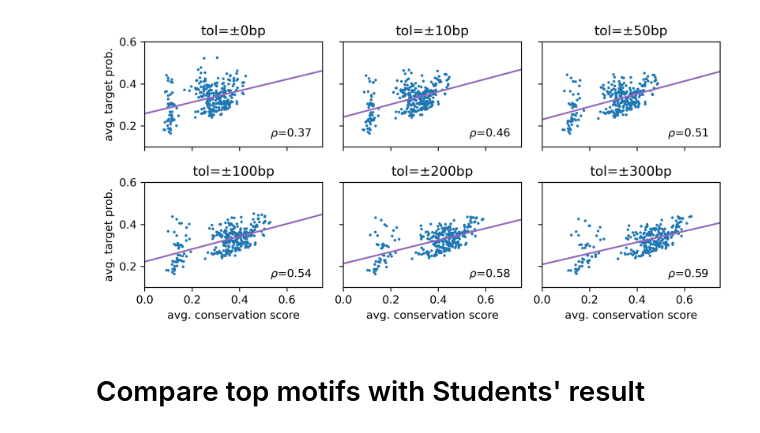
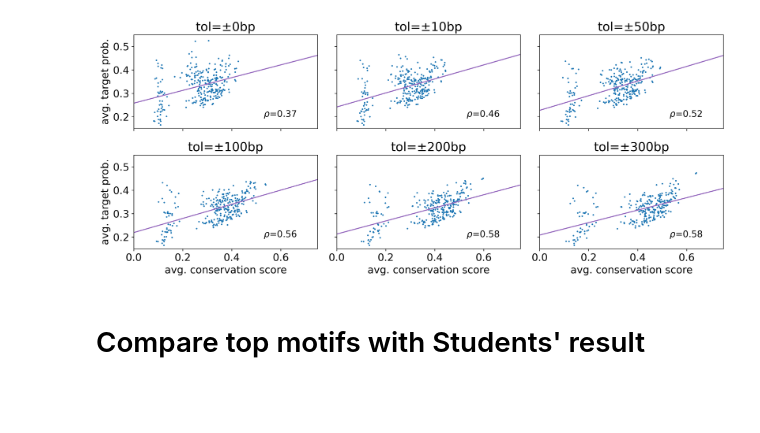
Before and after one commit to sergeyvilov/MLM, a Jupyter notebook: mammals_model/conservation/plots.ipynb, the cells around one changed output. Saved outputs shown, nothing was run; the diff lists cells and outputs as text; code cells hidden in the pictures; blank space fills up the shorter version.

Commit message:
plots

```diff
--- a/mammals_model/conservation/plots.ipynb
+++ b/mammals_model/conservation/plots.ipynb
@@ -16,7 +16,7 @@ from tqdm import tqdm
 # %%
 data_dir = '/s/project/mll/sergey/effect_prediction/MLM/'
 # %%
-motif_preds = pd.read_csv(data_dir + 'motif_predictions/species_aware/conservation_k6.csv.gz').drop_duplicates()
+motif_preds = pd.read_csv(data_dir + 'motif_predictions/species_aware/conservation_df.csv.gz').drop_duplicates()
 # %%
 #for each motif, get distance to the nearest position of the same motif
 
@@ -52,7 +52,7 @@ pal = sns.color_palette('mako')
 
 mako = LinearSegmentedColormap.from_list('',pal.as_hex()) #mako
 # %%
-fig, axes = plt.subplots(2,3, figsize=(8,4), dpi=300)
+fig, axes = plt.subplots(2,3, figsize=(14,6), dpi=300)
 
 axes = axes.flatten()
 
@@ -62,7 +62,7 @@ for tol,ax_idx in zip((0,10,50,100,200,300),range(6)):
 
     consv_score_column = f'Nmatches_{tol}'
 
-    consv_score_vs_prob = motif_preds[motif_preds.L_nearest>tol].groupby('motif')[['avg_target_prob',  consv_score_column]].mean()
+    consv_score_vs_prob = motif_preds[motif_preds.L_nearest>2*tol].groupby('motif')[['avg_target_prob',  consv_score_column]].mean()
 
     x = consv_score_vs_prob[consv_score_column]/N_species
     y = consv_score_vs_prob.avg_target_prob
@@ -75,36 +75,36 @@ for tol,ax_idx in zip((0,10,50,100,200,300),range(6)):
 
     pearson_r, p_value = scipy.stats.pearsonr(x,y)
 
     k, b = np.polyfit(x,y,deg=1)
 
 
     ax.plot(np.linspace(0.0,0.75), k*np.linspace(0.0,0.75)+b, c='tab:purple')
 
-    ax.text(x=0.53, y=0.15, s=r"$\rho$"+f'={pearson_r:.2f}', fontsize=10)
+    ax.text(x=0.53, y=0.2, s=r"$\rho$"+f'={pearson_r:.2f}', fontsize=14)
 
     ax.set_xlim([0,0.75])
-    ax.set_ylim([0.1,0.6])
+    ax.set_ylim([0.15,0.55])
 
     if ax_idx!=0 and ax_idx!=3:
         ax.set_yticklabels([])
     else:
         ax.set_ylabel('avg. target prob.')
 
     if ax_idx<3:
         ax.set_xticklabels([])
     else:
         ax.set_xlabel('avg. conservation score')
 
     #if ax_idx in (2,5):
     #    divider = make_axes_locatable(ax)
     #    cax = divider.append_axes('right', size='5%', pad=0.05)
     #    cbar = fig.colorbar(scatter, cax=cax, orientation='vertical',label='motif entropy');
 
     ax.set_title(f'tol=±{tol}bp')
 
 fig.tight_layout()
 # %% [output]
-[figure, old version]
+[figure, new version]
 # %%
 def avg_prob_vs_consv(motif, consv_counts = 'Nmatches_200'):
 
```
Also changed, not shown: parts of 3 cells of this notebook.
